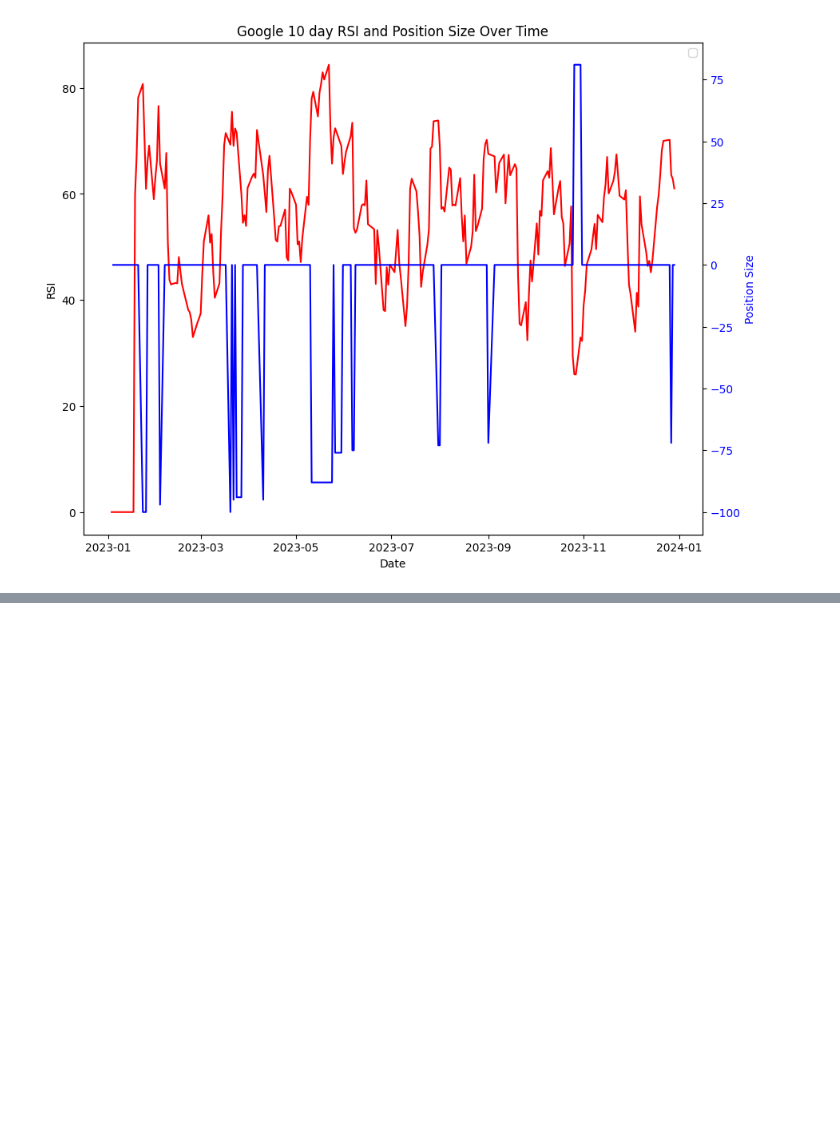
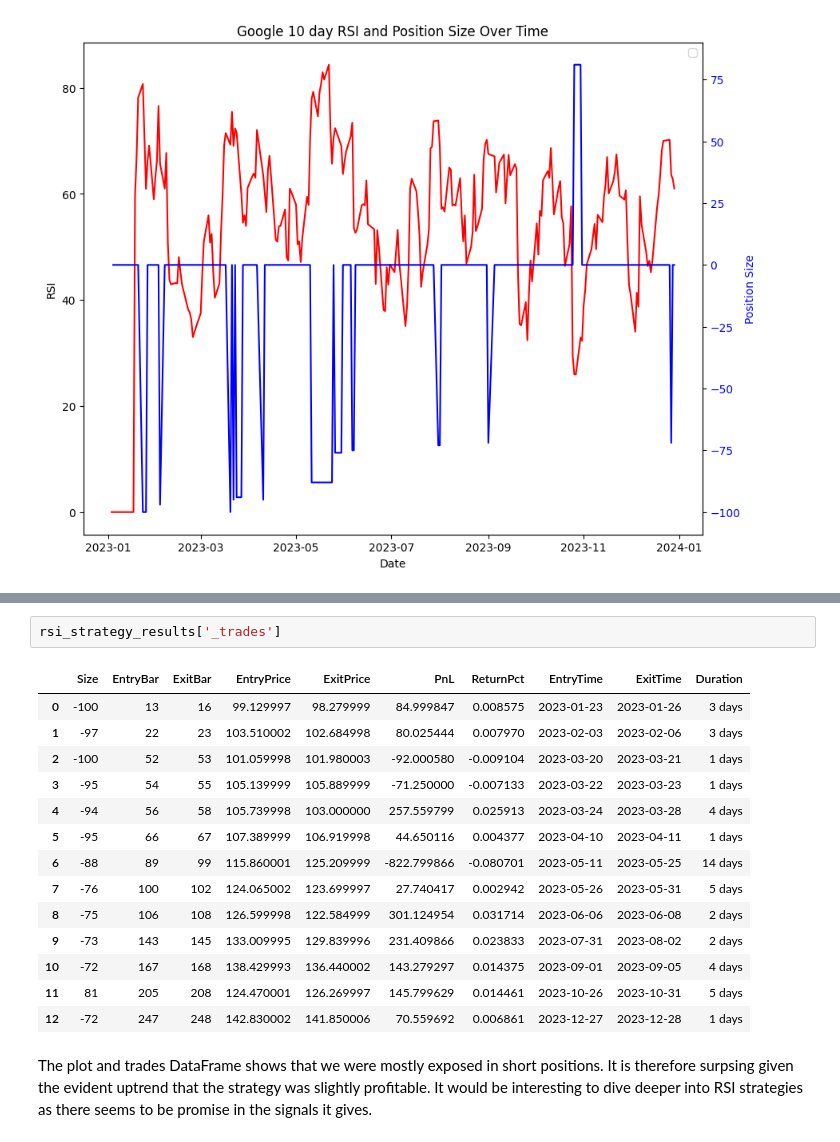
Before and after one commit to BenJonesData/algo-trading-playground, a Jupyter notebook: notebooks/02_basic_strategy_experimentation.ipynb, the cells around one changed output, grey strips where cells are left out. Saved outputs shown, nothing was run; the diff lists cells and outputs as text; blank space fills up the shorter version.

```diff
--- a/notebooks/02_basic_strategy_experimentation.ipynb
+++ b/notebooks/02_basic_strategy_experimentation.ipynb
@@ -308,0 +315,19 @@ plt.show()
+# %%
+rsi_strategy_results['_trades']
+# %% [output]
+|  | Size | EntryBar | ExitBar | EntryPrice | ExitPrice | PnL | ReturnPct | EntryTime | ExitTime | Duration |
+| 0 | -100 | 13 | 16 | 99.129997 | 98.279999 | 84.999847 | 0.008575 | 2023-01-23 | 2023-01-26 | 3 days |
+| 1 | -97 | 22 | 23 | 103.510002 | 102.684998 | 80.025444 | 0.007970 | 2023-02-03 | 2023-02-06 | 3 days |
+| 2 | -100 | 52 | 53 | 101.059998 | 101.980003 | -92.000580 | -0.009104 | 2023-03-20 | 2023-03-21 | 1 days |
+| 3 | -95 | 54 | 55 | 105.139999 | 105.889999 | -71.250000 | -0.007133 | 2023-03-22 | 2023-03-23 | 1 days |
+| 4 | -94 | 56 | 58 | 105.739998 | 103.000000 | 257.559799 | 0.025913 | 2023-03-24 | 2023-03-28 | 4 days |
+| 5 | -95 | 66 | 67 | 107.389999 | 106.919998 | 44.650116 | 0.004377 | 2023-04-10 | 2023-04-11 | 1 days |
+| 6 | -88 | 89 | 99 | 115.860001 | 125.209999 | -822.799866 | -0.080701 | 2023-05-11 | 2023-05-25 | 14 days |
+| 7 | -76 | 100 | 102 | 124.065002 | 123.699997 | 27.740417 | 0.002942 | 2023-05-26 | 2023-05-31 | 5 days |
+| 8 | -75 | 106 | 108 | 126.599998 | 122.584999 | 301.124954 | 0.031714 | 2023-06-06 | 2023-06-08 | 2 days |
+| 9 | -73 | 143 | 145 | 133.009995 | 129.839996 | 231.409866 | 0.023833 | 2023-07-31 | 2023-08-02 | 2 days |
+| 10 | -72 | 167 | 168 | 138.429993 | 136.440002 | 143.279297 | 0.014375 | 2023-09-01 | 2023-09-05 | 4 days |
+| 11 | 81 | 205 | 208 | 124.470001 | 126.269997 | 145.799629 | 0.014461 | 2023-10-26 | 2023-10-31 | 5 days |
+| 12 | -72 | 247 | 248 | 142.830002 | 141.850006 | 70.559692 | 0.006861 | 2023-12-27 | 2023-12-28 | 1 days |
+# %% [markdown]
+The plot and trades DataFrame shows that we were mostly exposed in short positions. It is therefore surpsing given the evident uptrend that the strategy was slightly profitable. It would be interesting to dive deeper into RSI strategies as there seems to be promise in the signals it gives.
```
Also changed, not shown: parts of 13 cells of this notebook, 1 other file.
